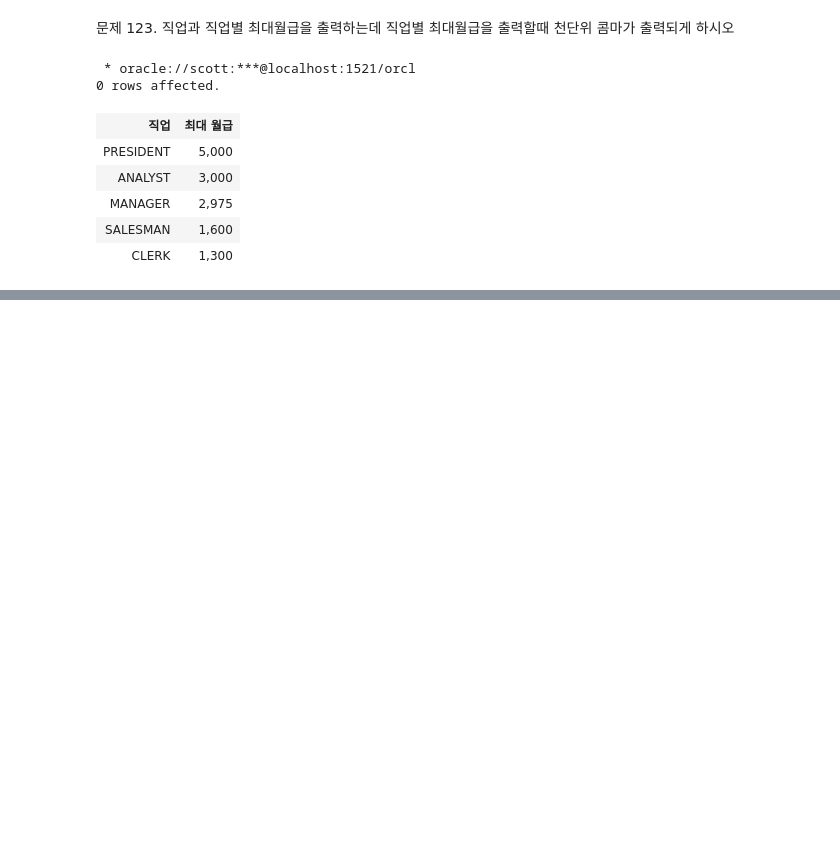
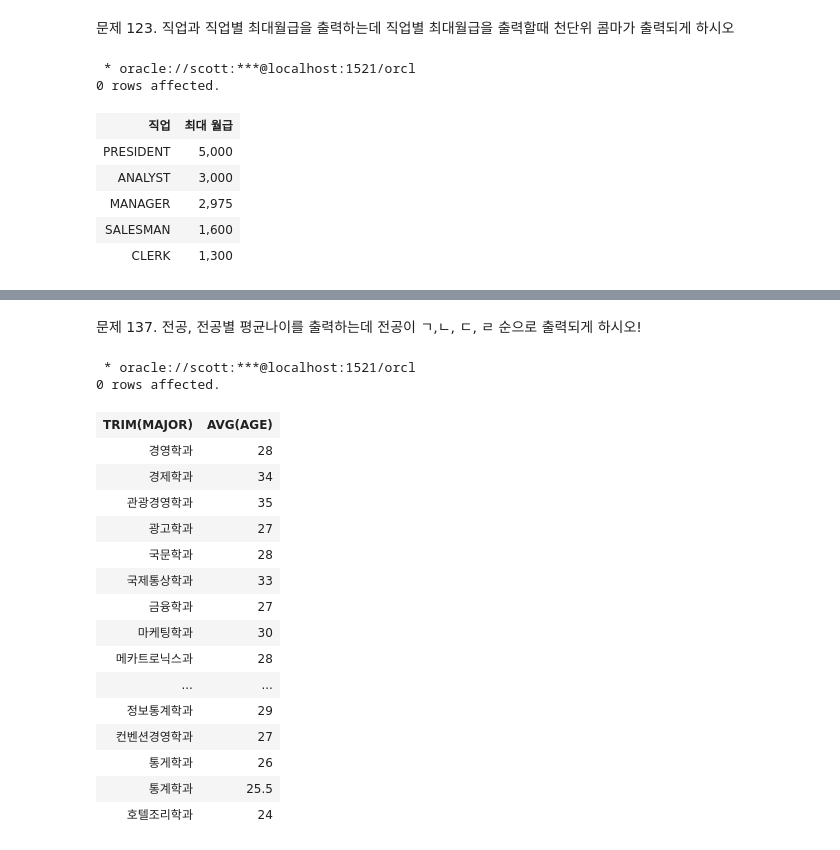
Before and after one commit to unknown-jun/Oracle_SQL, a Jupyter notebook: Part 2_8. 집계함수.ipynb, the cells around one changed output, grey strips where cells are left out. Cells and saved outputs as stored; diff of their text form; code cells hidden in the pictures; blank space fills up the shorter version.

```diff
--- a/Part 2_8. 집계함수.ipynb
+++ b/Part 2_8. 집계함수.ipynb
@@ -257,0 +481,29 @@ select job as "직업", to_char(max(sal), '9,999') as "최대 월급"
+# %% [markdown]
+문제 137. 전공, 전공별 평균나이를 출력하는데
+             전공이 ㄱ,ㄴ, ㄷ, ㄹ 순으로 출력되게 하시오!
+# %%
+%%sql
+
+select trim(major), avg(age)
+    from emp12
+    group by trim(major)
+    order by trim(major) asc
+# %% [output]
+ * oracle://scott:***@localhost:1521/orcl
+0 rows affected.
+| TRIM(MAJOR) | AVG(AGE) |
+| 경영학과 | 28 |
+| 경제학과 | 34 |
+| 관광경영학과 | 35 |
+| 광고학과 | 27 |
+| 국문학과 | 28 |
+| 국제통상학과 | 33 |
+| 금융학과 | 27 |
+| 마케팅학과 | 30 |
+| 메카트로닉스과 | 28 |
+| ... | ... |
+| 정보통계학과 | 29 |
+| 컨벤션경영학과 | 27 |
+| 통게학과 | 26 |
+| 통계학과 | 25.5 |
+| 호텔조리학과 | 24 |
```
Also changed, not shown: parts of 39 cells of this notebook.
